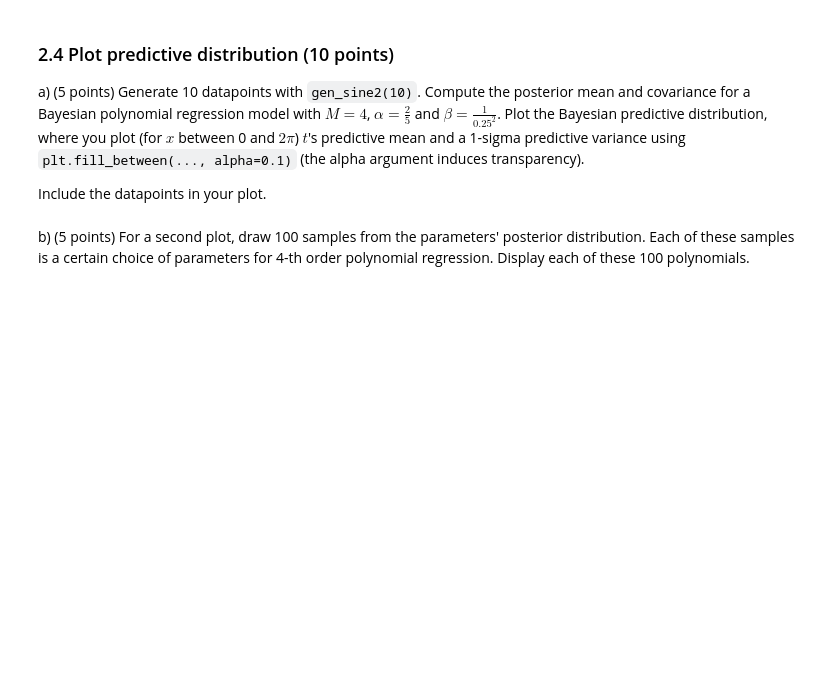
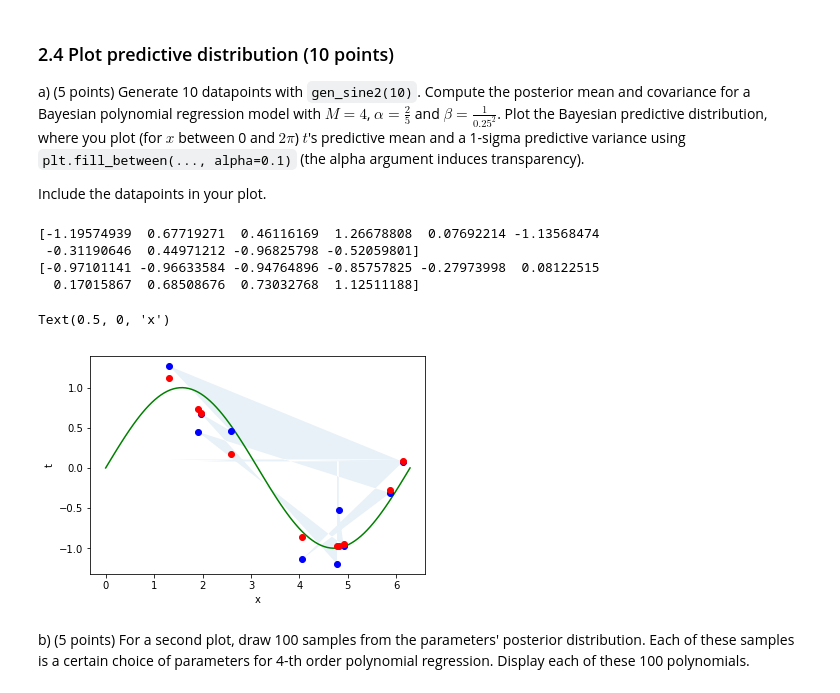
Before and after one commit to woutster/ml1, a Jupyter notebook: 10749586_12385913_lab1.ipynb, the cells around one changed output. Cells and saved outputs as stored; diff of their text form; code cells hidden in the pictures; blank space fills up the shorter version.

```diff
--- a/10749586_12385913_lab1.ipynb
+++ b/10749586_12385913_lab1.ipynb
@@ -452,11 +452,13 @@ Write a function that `predict_polynomial_bayes(x, m, S, beta)` that returns the
 # %%
 def predict_polynomial_bayes(x, m, S, beta):
 
-    Phi = designmatrix(x, m.size-1)
-    beta_vec = 1 / np.full(x.shape, beta)
+    M = m.shape[0]-1
 
-    sigma = beta_vec + np.matmul(np.matmul(Phi_x.transpose(), S), Phi_x)
+    Phi = designmatrix(x, M)
+    X = np.matmul(Phi, S)
 
-    mean = np.random.normal(np.matmul(m.transpose(), Phi), sigma)
+    Y = (1/beta) + np.matmul(X, Phi.transpose())
+    sigma = np.diag(Y)
+    mean = np.matmul(m.transpose(), Phi.transpose())
 
     return mean, sigma, Phi
@@ -491,3 +485,31 @@ raise NotImplementedError()
+# %%
+N = 10
+M = 4
+alpha = (2/5)
+beta = (1/0.25**2)
+
+x, t = gen_sine2(N)
+
+mean_post, S_post, Phi_post = fit_polynomial_bayes(x, t, M, alpha, beta)
+mean_pred, sigma_pred, Phi_pred = predict_polynomial_bayes(x, mean_post, S_post, beta)
+
+print(t)
+print(sort(mean_pred))
+
+ax1 = plt.subplot(111)
+ax1.plot(x_pretty, np.sin(x_pretty), color="green")
+ax1.plot(x, t, "ro", color="blue")
+ax1.plot(x, mean_pred, "ro", color="red")
+ax1.fill_between(x, t, sigma_pred, alpha=0.1)
+plt.ylabel("t")
+plt.xlabel("x")
+# %% [output]
+[-1.19574939  0.67719271  0.46116169  1.26678808  0.07692214 -1.13568474
+ -0.31190646  0.44971212 -0.96825798 -0.52059801]
+[-0.97101141 -0.96633584 -0.94764896 -0.85757825 -0.27973998  0.08122515
+  0.17015867  0.68508676  0.73032768  1.12511188]
+Text(0.5, 0, 'x')
+[figure, added]
 # %% [markdown]
 b) (5 points) For a second plot, draw 100 samples from the parameters' posterior distribution. Each of these samples is a certain choice of parameters for 4-th order polynomial regression.
 Display each of these 100 polynomials.
```
Also changed, not shown: parts of 5 cells of this notebook.
